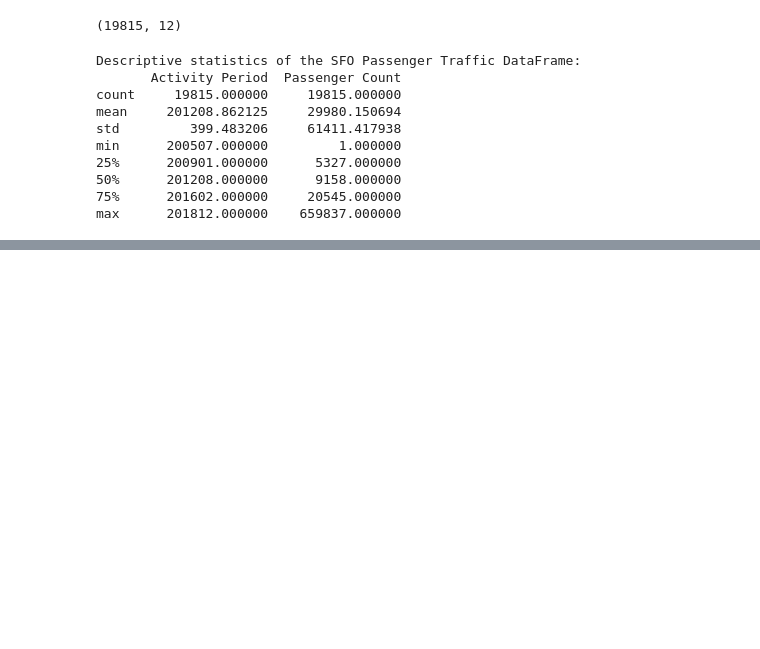
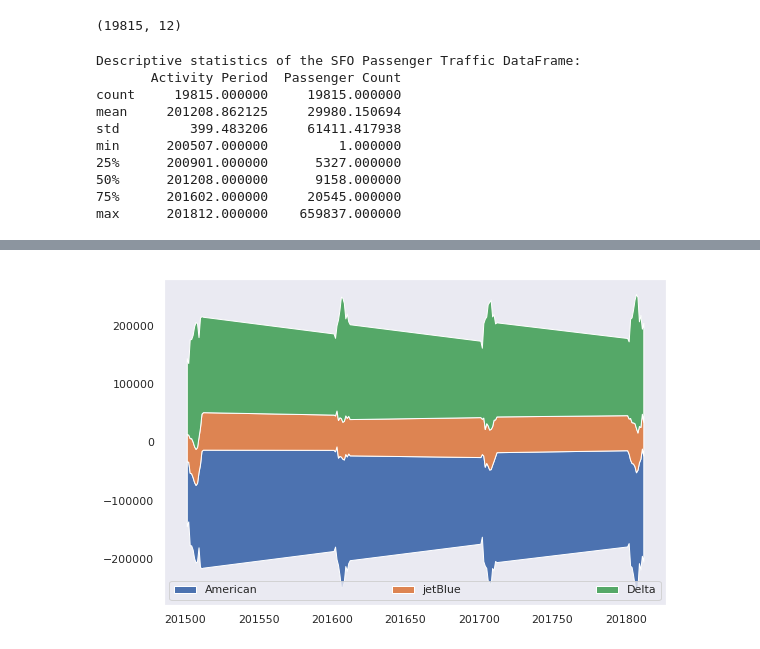
Before and after one commit to Saranyanv/test, a Jupyter notebook: 455_Assignment1.ipynb, the cells around one changed output, grey strips where cells are left out. Drawn from its saved outputs; the diff is of its cells as text; code cells hidden in the pictures; blank space fills up the shorter version.

```diff
--- a/455_Assignment1.ipynb
+++ b/455_Assignment1.ipynb
@@ -119,0 +122,2 @@ ax.xaxis.set_major_formatter(yearsFmt)
+# %%
+sfo_air_traffic_AA_UA_PIVOT=pd.pivot_table(sfo_air_traffic_AA_UA, values = 'Passenger Counts', index=['Activity Period'], columns = 'Published Airline IATA Code').reset_index()
@@ -119,0 +133,2 @@ ax.xaxis.set_major_formatter(yearsFmt)
+# %%
+sfo_air_traffic_AA_UA_PIVOT.columns=['Activity Period', 'American' , 'jetBlue', 'Delta', 'United']
@@ -119,0 +139,20 @@ ax.xaxis.set_major_formatter(yearsFmt)
+# %%
+plt.figure(figsize=(9,6))
+ax = fig.add_subplot(111)
+
+years = mdates.YearLocator()
+months = mdates.MonthLocator(interval=3)
+monthsFmt = mdates.DateFormatter('%m')
+yearsFmt = mdates.DateFormatter('%Y')
+
+plt.stackplot(sfo_air_traffic_AA_UA_PIVOT['Activity Period']
+              ,sfo_air_traffic_AA_UA_PIVOT['American']
+              ,sfo_air_traffic_AA_UA_PIVOT['jetBlue']
+              ,sfo_air_traffic_AA_UA_PIVOT['Delta']
+              , labels=['American','jetBlue','Delta']
+              , baseline='sym'
+             )
+plt.legend(loc='lower left', ncol=3, mode='expand')
+handles, labels = ax.get_legend_handles_labels()
+#plt.legend(flip(handles, 2), flip(labels, 2), loc=9, ncol=2)
+# %% [output]
@@ -119,0 +161 @@ ax.xaxis.set_major_formatter(yearsFmt)
+[figure, added]
```
Also changed, not shown: parts of 6 cells of this notebook.
